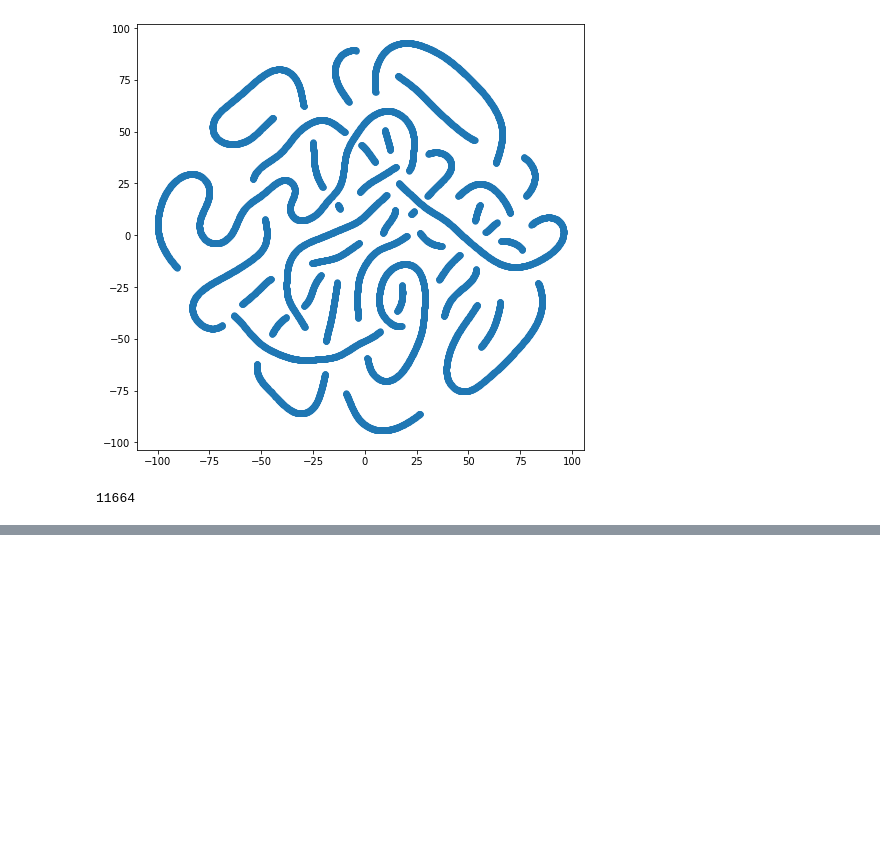
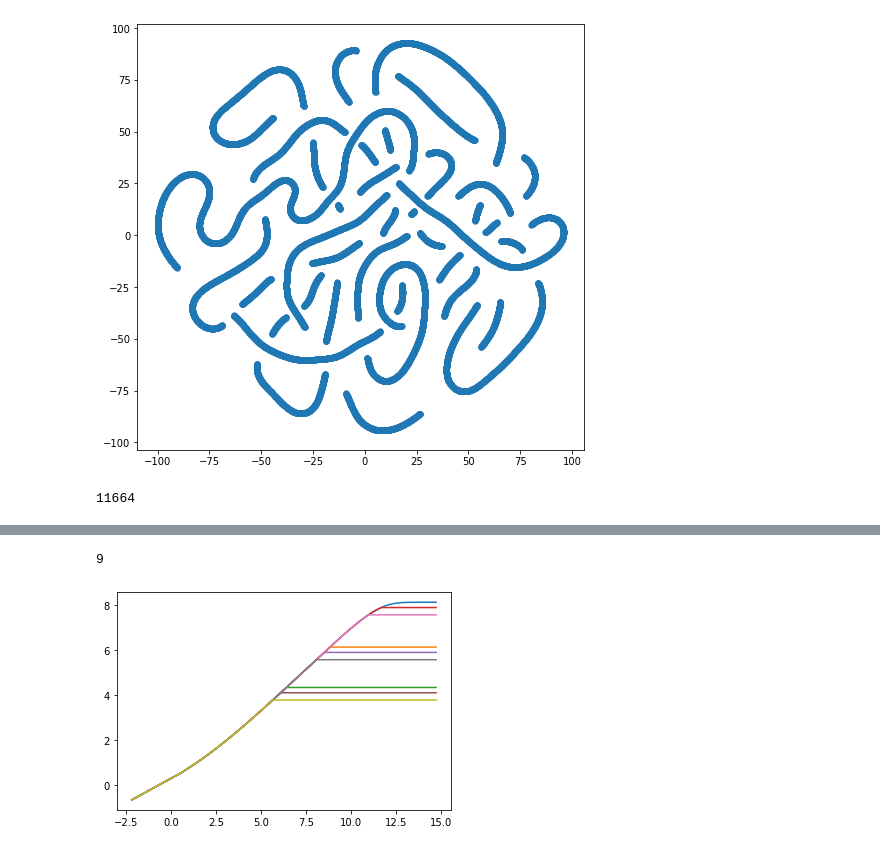
Before and after one commit to rui-ren/Simultaneous-Localization-and-Mapping, a Jupyter notebook: t-SNE.ipynb, the cells around one changed output, grey strips where cells are left out. Cells and saved outputs as stored; diff of their text form; code cells hidden in the pictures; blank space fills up the shorter version.

```diff
--- a/t-SNE.ipynb
+++ b/t-SNE.ipynb
@@ -266,0 +327,23 @@ len(P)
+# %%
+data = pd.DataFrame()
+
+for i in range(len(A)):
+    if i == 0:
+        data[i] = A[i]
+    else:
+        data[i] = pd.Series(A[i])
+
+data.fillna(method = 'ffill', axis = 0, inplace = True)
+
+Value = np.log10(data**2 - 1)
+
+AXI = np.log10(B[0])
+plt.scatter(AXI, Value[0])
+# %% [output]
+9
+# %%
+for i in range(9):
+
+    plt.plot(AXI, Value[i])
+# %% [output]
+[figure, added]
```
Also changed, not shown: parts of 30 cells of this notebook, 1 other file.
